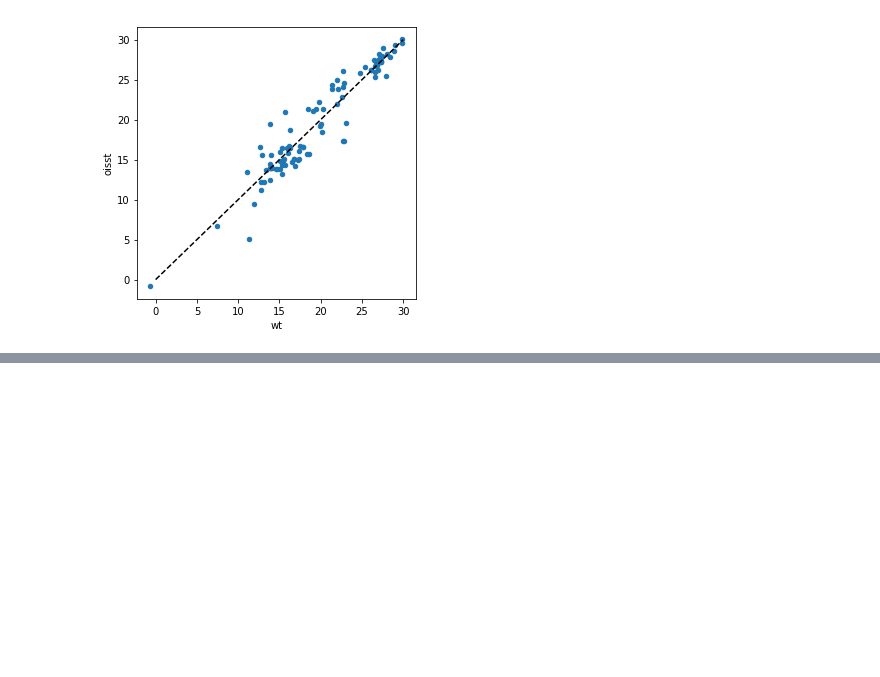
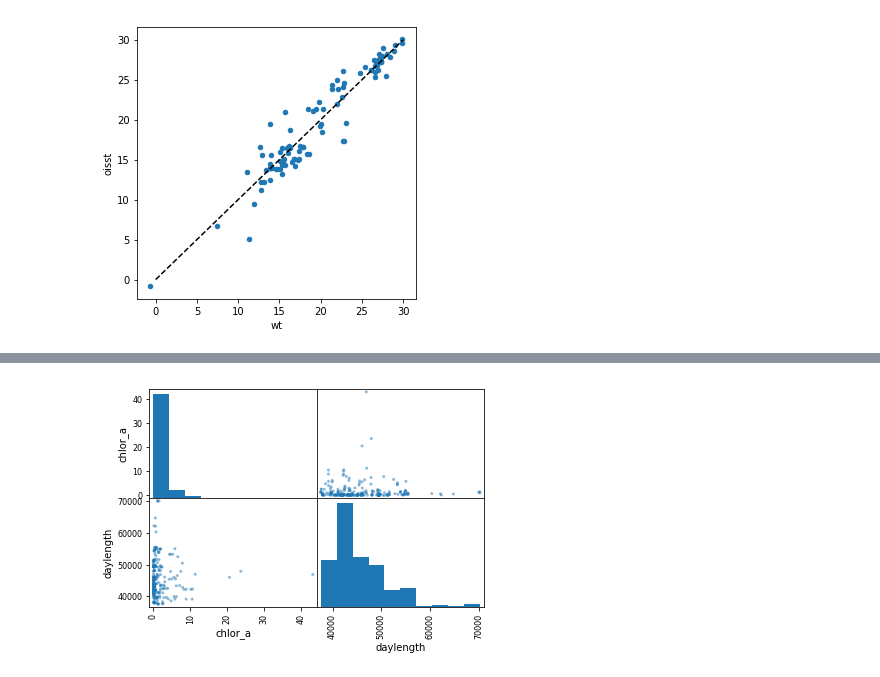
Before and after one commit to madHatter106/IOCS_BUSAN_2019, a Jupyter notebook: Exploration.ipynb, the cells around one changed output, grey strips where cells are left out. Cells and saved outputs as stored; diff of their text form; code cells hidden in the pictures; blank space fills up the shorter version.

```diff
--- a/Exploration.ipynb
+++ b/Exploration.ipynb
@@ -159,0 +178,4 @@ df[['dayofyear']].describe()
+# %%
+pd.plotting.scatter_matrix(df[['chlor_a', 'daylength']]);
+# %% [output]
+[figure, added]
```
Also changed, not shown: parts of 17 cells of this notebook.
